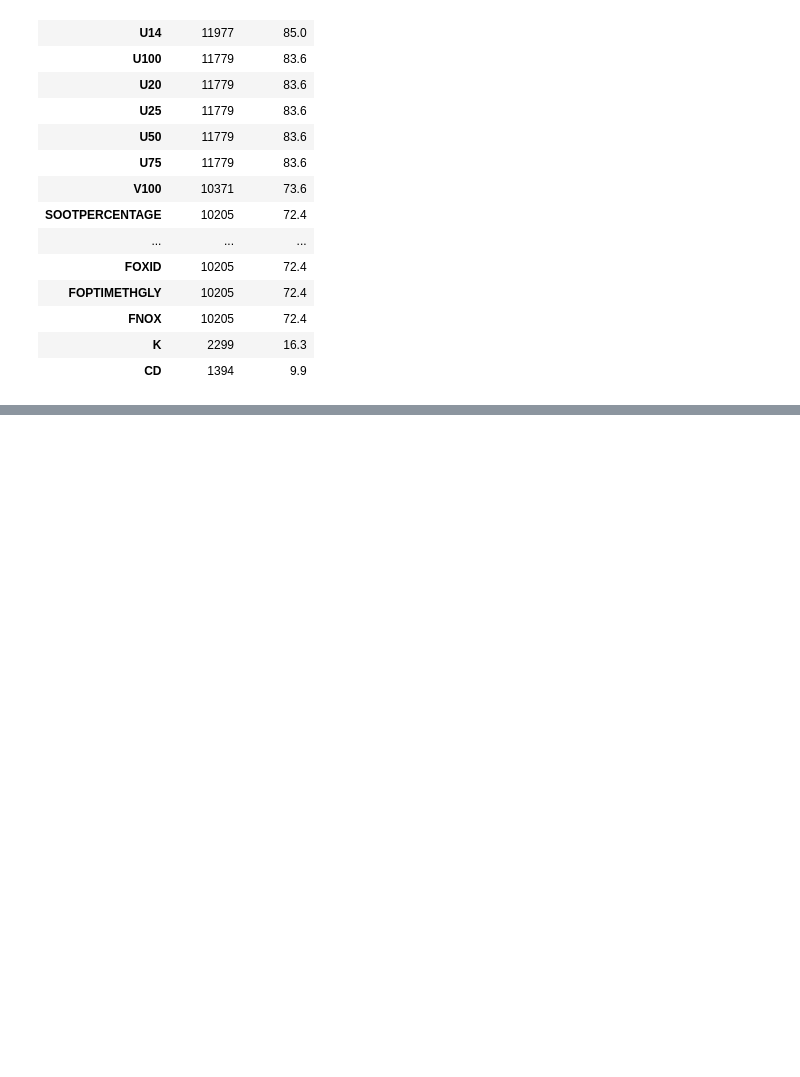
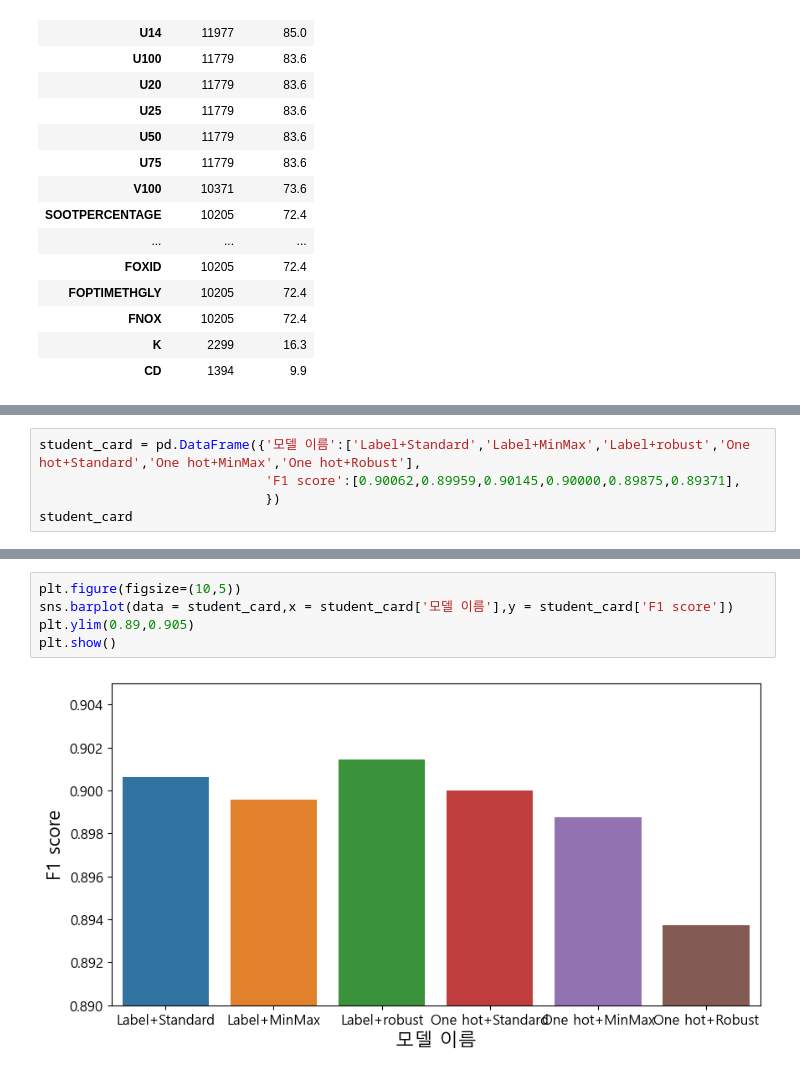
Before and after one commit to YoonJiHwan98/Sejoing_Univ_3-2, a Jupyter notebook: construct_Oil/data_EDA.ipynb, the cells around one changed output, grey strips where cells are left out. Cells and saved outputs as stored; diff of their text form; blank space fills up the shorter version.

```diff
--- a/construct_Oil/data_EDA.ipynb
+++ b/construct_Oil/data_EDA.ipynb
@@ -444,0 +447,5 @@ df_missing
+# %%
+student_card = pd.DataFrame({'모델 이름':['Label+Standard','Label+MinMax','Label+robust','One hot+Standard','One hot+MinMax','One hot+Robust'],
+                             'F1 score':[0.90062,0.89959,0.90145,0.90000,0.89875,0.89371],
+                             })
+student_card
@@ -444,0 +460,7 @@ df_missing
+# %%
+plt.figure(figsize=(10,5))
+sns.barplot(data = student_card,x = student_card['모델 이름'],y = student_card['F1 score'])
+plt.ylim(0.89,0.905)
+plt.show()
+# %% [output]
+[figure, added]
```
Also changed, not shown: parts of 2 cells of this notebook, 17 other files.
